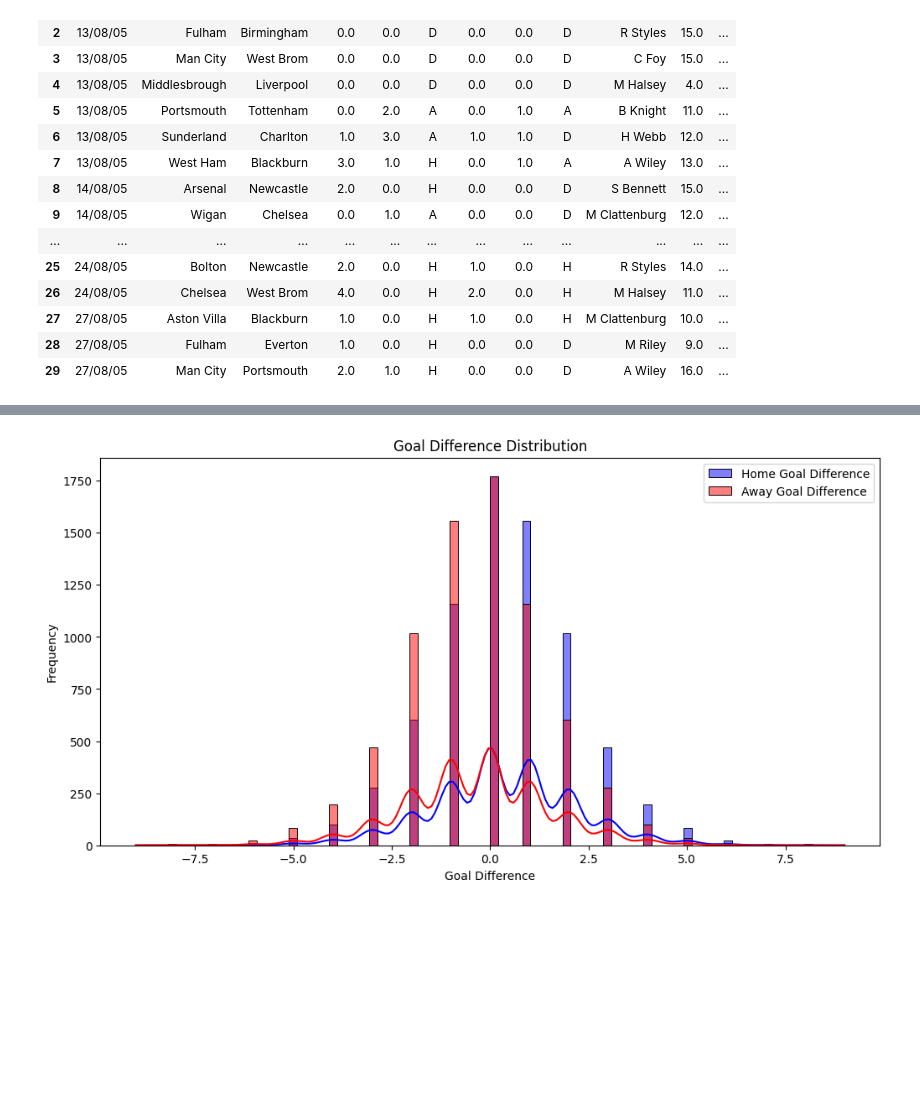
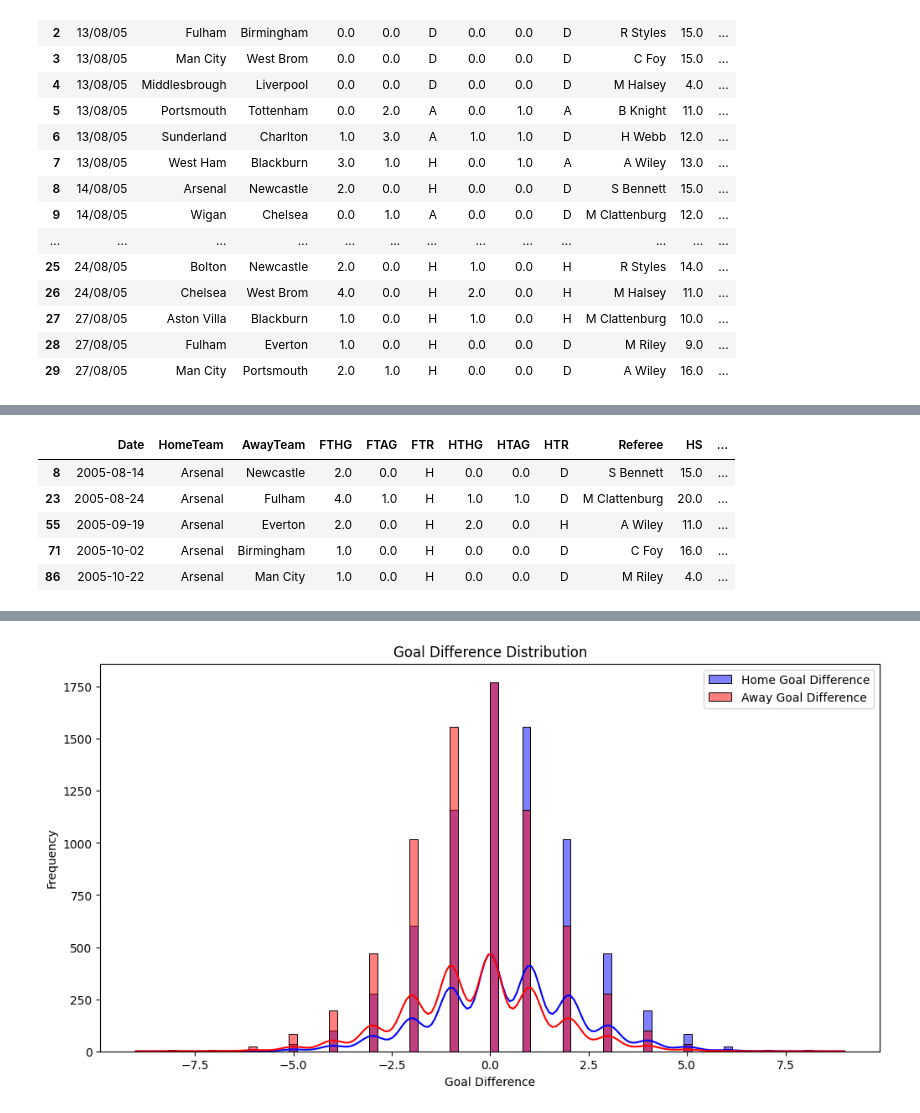
Before and after one commit to RuiFSP/Premier-League-Football, a Jupyter notebook: notebooks/02-data-preparation.ipynb, the cells around one changed output, grey strips where cells are left out. Cells and saved outputs as stored; diff of their text form; code cells hidden in the pictures; blank space fills up the shorter version.

```diff
--- a/notebooks/02-data-cleaning.ipynb
+++ b/notebooks/02-data-preparation.ipynb
@@ -108,0 +217,9 @@ ValueError: unconverted data remains when parsing with format "%d/%m/%y": "15",
+# %%
+df.head()
+# %% [output]
+|  | Date | HomeTeam | AwayTeam | FTHG | FTAG | FTR | HTHG | HTAG | HTR | Referee | HS | ... |
+| 8 | 2005-08-14 | Arsenal | Newcastle | 2.0 | 0.0 | H | 0.0 | 0.0 | D | S Bennett | 15.0 | ... |
+| 23 | 2005-08-24 | Arsenal | Fulham | 4.0 | 1.0 | H | 1.0 | 1.0 | D | M Clattenburg | 20.0 | ... |
+| 55 | 2005-09-19 | Arsenal | Everton | 2.0 | 0.0 | H | 2.0 | 0.0 | H | A Wiley | 11.0 | ... |
+| 71 | 2005-10-02 | Arsenal | Birmingham | 1.0 | 0.0 | H | 0.0 | 0.0 | D | C Foy | 16.0 | ... |
+| 86 | 2005-10-22 | Arsenal | Man City | 1.0 | 0.0 | H | 0.0 | 0.0 | D | M Riley | 4.0 | ... |
```
Also changed, not shown: parts of 21 cells of this notebook, 4 other files.
